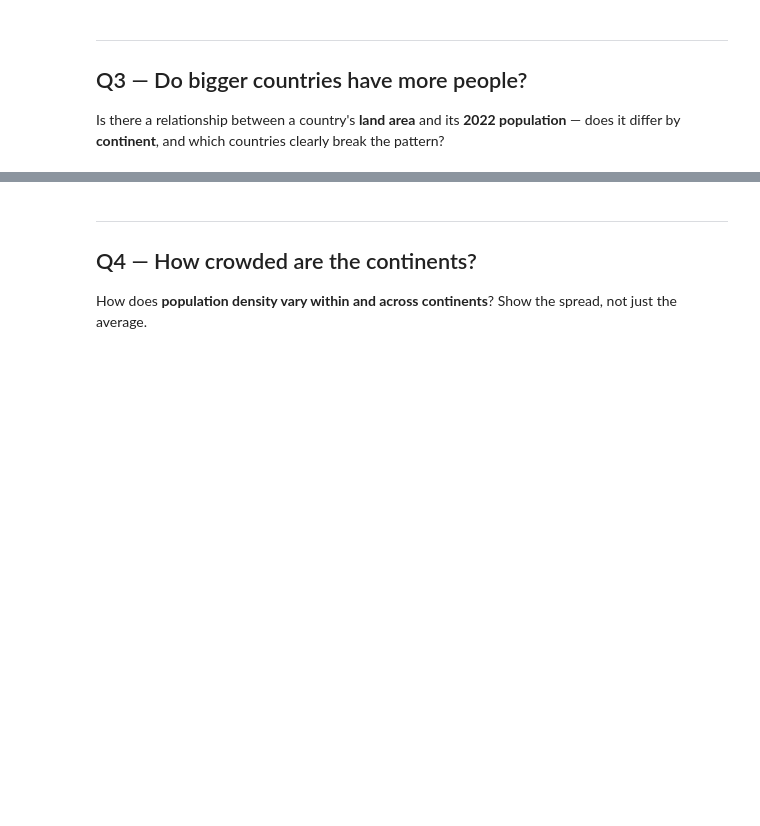
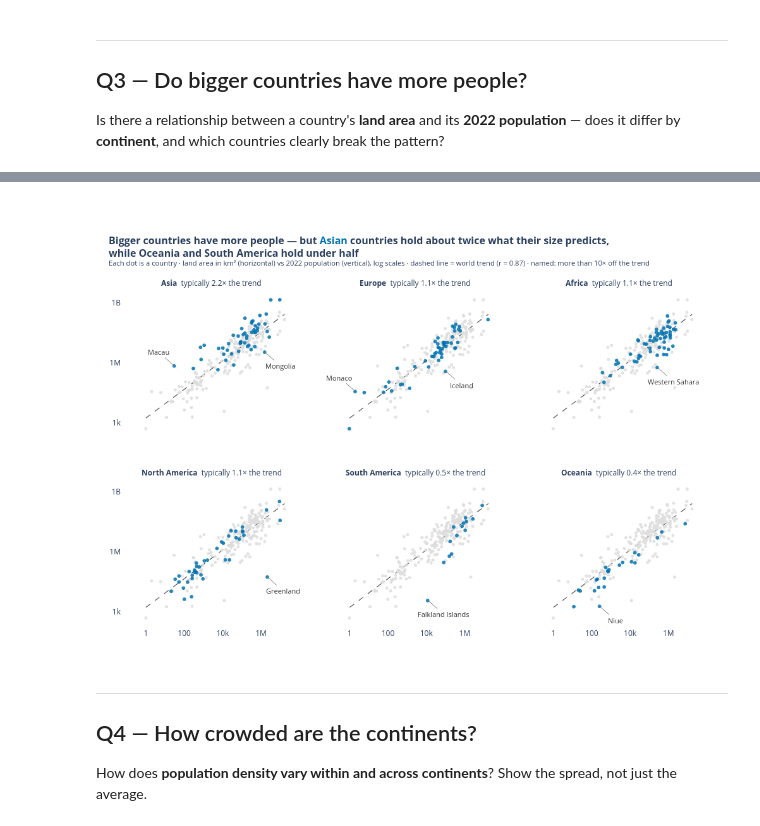
Before and after one commit to nikhilsaiprabhath-star/dataviz-exercises-nikhil, a Jupyter notebook: Quiz/dataviz_quiz.ipynb, the cells around one changed output, grey strips where cells are left out. Cells and saved outputs as stored; diff of their text form; code cells hidden in the pictures; blank space fills up the shorter version.

```diff
--- a/Quiz/dataviz_quiz.ipynb
+++ b/Quiz/dataviz_quiz.ipynb
@@ -94,6 +168,65 @@ Is there a relationship between a country's **land area** and its **2022 populat
 # %%
 # Q3
-# YOUR CODE HERE
+GREY, ACCENT = '#DDDDDD', '#0072B2'
+
+# World trend on log–log scales: log10(population) = b0 + b1 · log10(area)
+log_area, log_pop = np.log10(df['Area']), np.log10(df['2022 Population'])
+b1, b0 = np.polyfit(log_area, log_pop, 1)
+r = np.corrcoef(log_area, log_pop)[0, 1]
+q3 = df.assign(Residual=log_pop - (b0 + b1 * log_area))     # > 0: more people than the trend predicts
+
+# How far each continent's typical country sits from the trend (10**median residual = "× the trend")
+vs_trend = 10 ** q3.groupby('Continent')['Residual'].median().sort_values(ascending=False)
+
+# Small multiples: every panel shows ALL countries in grey for context and highlights one continent
+panels = pd.concat([q3.assign(Panel=c) for c in vs_trend.index], ignore_index=True)
+panels['Group'] = np.where(panels['Continent'] == panels['Panel'], 'Highlighted', 'Context')
+
+fig = px.scatter(panels, x='Area', y='2022 Population', facet_col='Panel', facet_col_wrap=3,
+                 color='Group', log_x=True, log_y=True, hover_name='Country',
+                 hover_data={'Panel': False, 'Group': False, 'Area': ':,', '2022 Population': ':,'},
+                 category_orders={'Panel': list(vs_trend.index), 'Group': ['Context', 'Highlighted']},
+                 color_discrete_map={'Context': GREY, 'Highlighted': ACCENT},
+                 facet_col_spacing=0.04, facet_row_spacing=0.12, template='plotly_white')
+fig.update_traces(marker=dict(size=6, opacity=0.85))
+fig.update_traces(selector=dict(name='Context'), hoverinfo='skip', hovertemplate=None, marker=dict(size=5))
+
+# Facet titles: continent + how far its typical country sits from the world trend
+fig.for_each_annotation(lambda a: a.update(
+    text=f"<b>{a.text.split('=')[-1]}</b>  typically {vs_trend[a.text.split('=')[-1]]:.1f}× the trend"))
+
+# Same dashed world trend line in every panel
+xs = np.logspace(np.log10(df['Area'].min()), np.log10(df['Area'].max()), 50)
+fig.add_scatter(x=xs, y=10 ** (b0 + b1 * np.log10(xs)), mode='lines', hoverinfo='skip', showlegend=False,
+                line=dict(color='#555555', width=1.2, dash='dash'), row='all', col='all')
+
+# Label the countries that break the pattern: the furthest above and below the trend in each continent,
+# if they sit more than 10× off it (|residual| > 1 on the log scale)
+breakers = pd.concat([q3.loc[q3.groupby('Continent')['Residual'].idxmax()],
+                      q3.loc[q3.groupby('Continent')['Residual'].idxmin()]])
+breakers = breakers[breakers['Residual'].abs() > 1].set_index('Country')
+for trace in fig.data:
+    if trace.name != 'Highlighted':
+        continue
+    for country, x, y in zip(trace.hovertext, trace.x, trace.y):
+        if country in breakers.index:
+            above = breakers.loc[country, 'Residual'] > 0
+            fig.add_annotation(x=np.log10(x), y=np.log10(y), xref=trace.xaxis, yref=trace.yaxis, text=country,
+                               showarrow=True, arrowhead=0, arrowwidth=1, arrowcolor='#757575',
+                               ax=-25 if above else 25, ay=-22 if above else 22, font=dict(size=11, color='#333333'))
+
+fig.update_xaxes(title=None, showgrid=False, tickvals=[1, 100, 1e4, 1e6], ticktext=['1', '100', '10k', '1M'])
+fig.update_yaxes(title=None, showgrid=False, tickvals=[1e3, 1e6, 1e9], ticktext=['1k', '1M', '1B'])
+fig.update_layout(
+    title=dict(text=f"<b>Bigger countries have more people — but <span style='color:{ACCENT}'>Asian</span> countries hold "
+                    f"about twice what their size predicts,<br>while Oceania and South America hold under half</b>"
+                    f"<br><sup>Each dot is a country · land area in km² (horizontal) vs 2022 population (vertical), log scales · "
+                    f"dashed line = world trend (r = {r:.2f}) · named: more than 10× off the trend</sup>",
+               x=0.02, xanchor='left', font=dict(size=16)),
+    showlegend=False, width=1000, height=720, margin=dict(l=40, r=30, t=145, b=40))
+fig.show()
+# %% [output]
+[figure, added]
 # %% [markdown]
 ---
 ## Q4 — How crowded are the continents?
```
Also changed, not shown: parts of 14 cells of this notebook.
